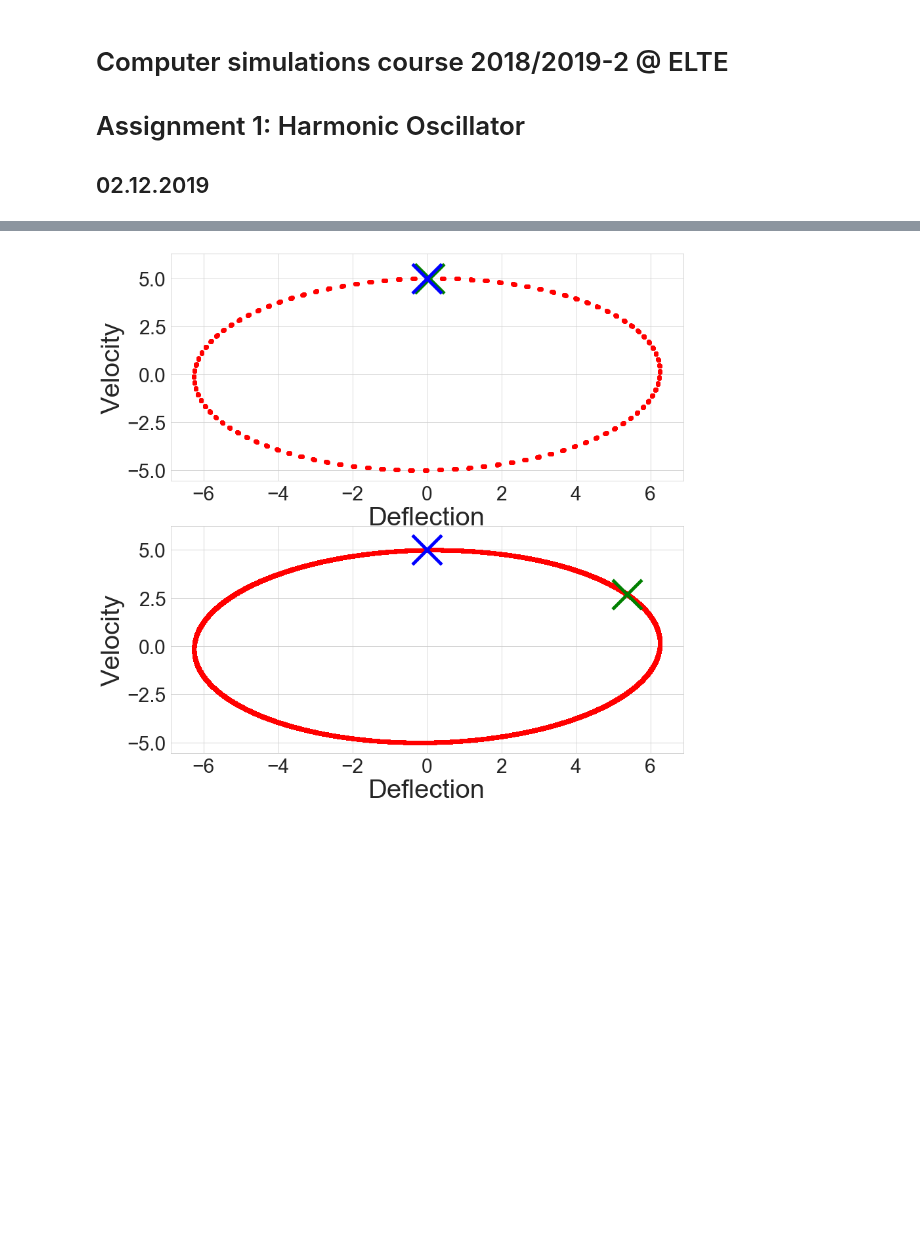
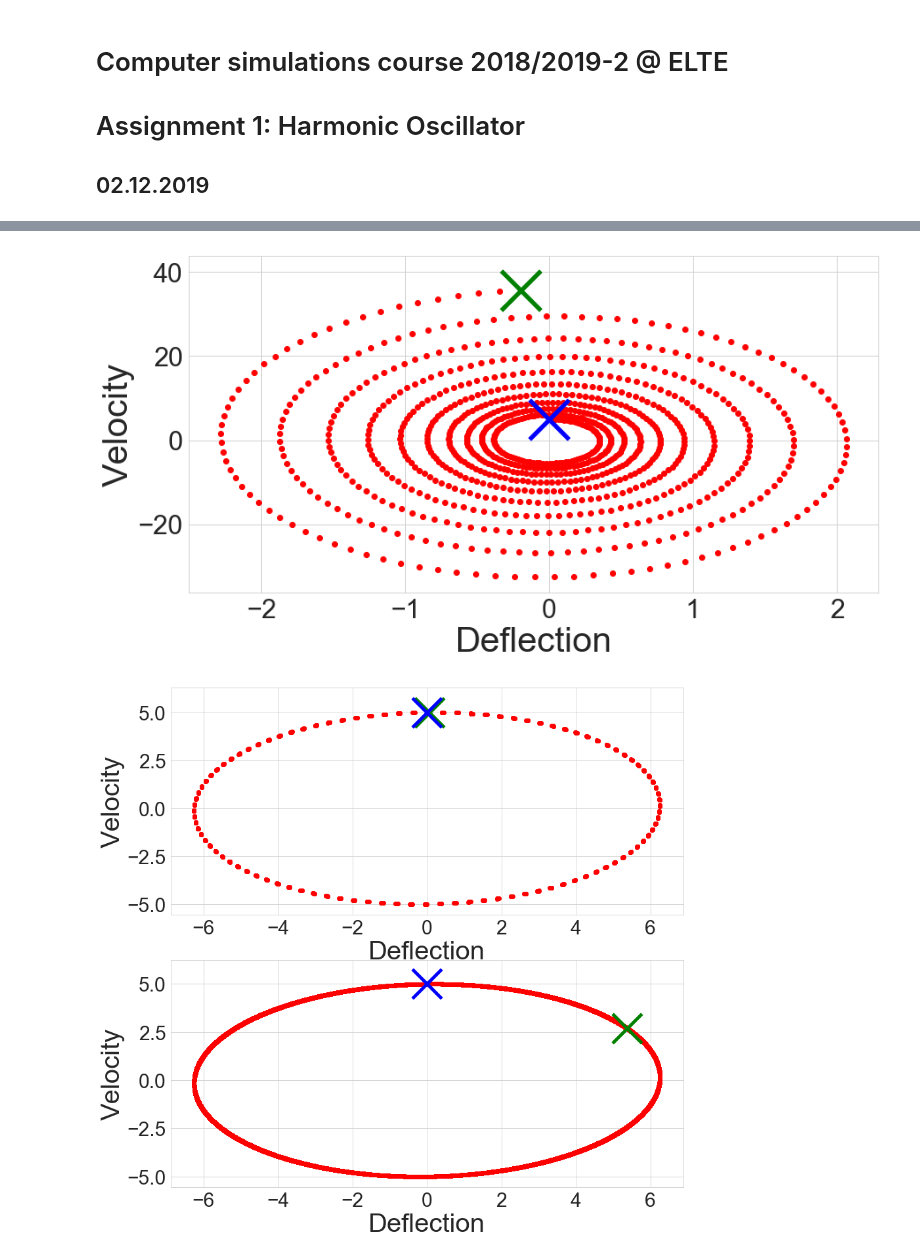
Before and after one commit to masterdesky/ELTE-comp-sim-2019, a Jupyter notebook: 1. Harmonic Oscillator/out/I. Harmonic Oscillator.ipynb, the cells around one changed output, grey strips where cells are left out. Cells and saved outputs as stored; diff of their text form; code cells hidden in the pictures; blank space fills up the shorter version.

```diff
--- a/1. Harmonic Oscillator/out/I. Harmonic Oscillator.ipynb
+++ b/1. Harmonic Oscillator/out/I. Harmonic Oscillator.ipynb
@@ -60,3 +61,23 @@ plt.show()
+# %%
+nrows = 1
+ncols = 1
+fig, axes = plt.subplots(nrows=nrows, ncols=ncols, figsize=(ncols*14, nrows*7))
+
+#axes.plot(data[::steps,1], data[::steps,2], color='grey')
+axes.scatter(data[::steps,1], data[::steps,2], color='red')
+
+axes.scatter(data[-1,1], data[-1,2], color='green', marker='x', s=2000, linewidth=5)
+axes.scatter(data[0,1], data[0,2], color='blue', marker='x', s=2000, linewidth=5)
+
+axes.set_xlabel('Deflection', fontsize=40)
+axes.set_ylabel('Velocity', fontsize=40)
+
+axes.tick_params(axis='both', which='major', labelsize=30)
+
+plt.savefig('..\\Documentation\\src\\images\\def_vel_euler.eps', format='eps', dpi=1200)
+plt.show()
+# %% [output]
+[figure, added]
 # %%
 nrows = 2
 ncols = 1
```
Also changed, not shown: parts of 4 cells of this notebook, 17 other files.
